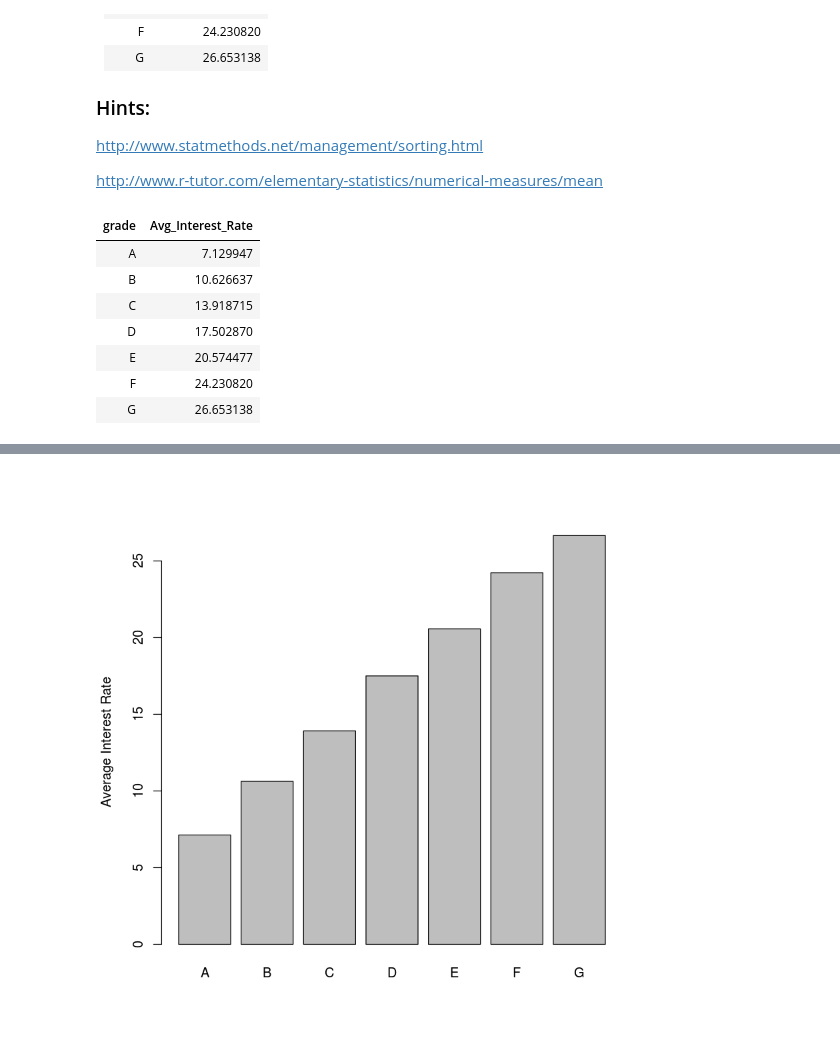
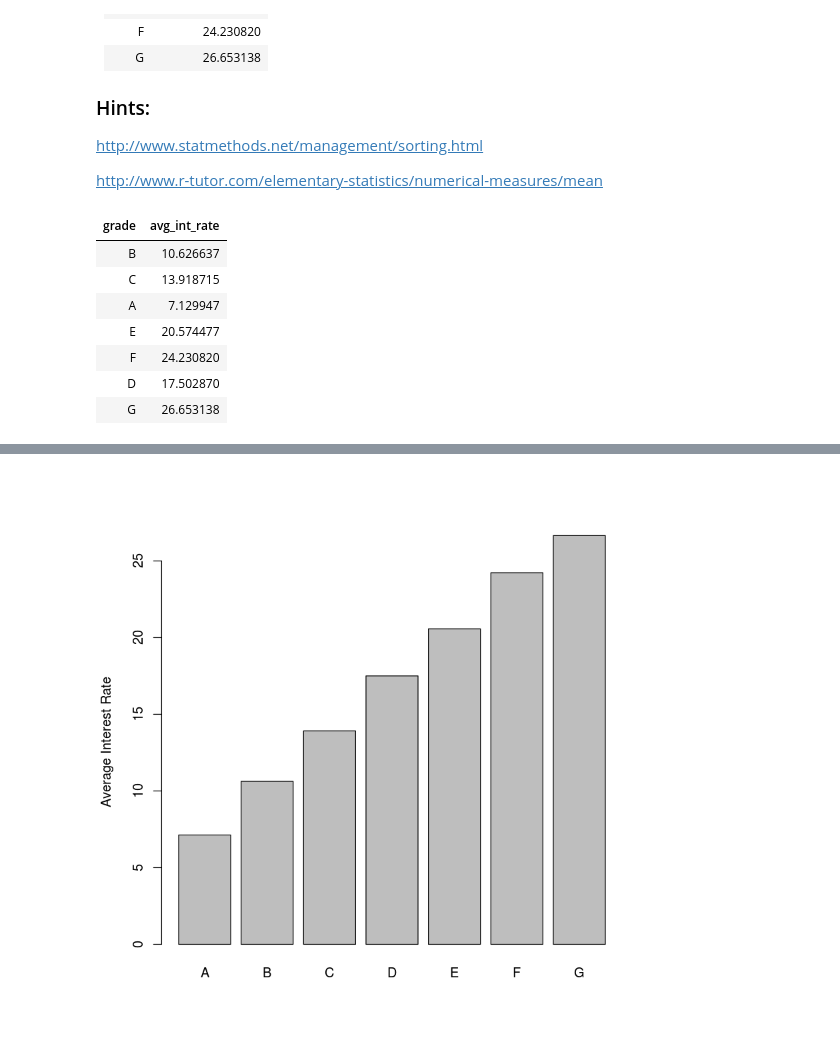
Before and after one commit to nateGeorge/lending_club_EDA, a Jupyter notebook: Lending_Club_EDA_in_R_ANOVA+more.ipynb, the cells around one changed output, grey strips where cells are left out. Saved outputs shown, nothing was run; the diff lists cells and outputs as text; code cells hidden in the pictures.

```diff
--- a/Lending_Club_EDA_in_R_ANOVA+more.ipynb
+++ b/Lending_Club_EDA_in_R_ANOVA+more.ipynb
@@ -20,12 +23,8 @@ getwd()
 
 # this should be the path to the data.  Adapt for your system
 win_filepath <- 'C:/Users/ngeorge/Documents/GitHub/preprocess_lending_club_data/full_data/'
-# same path from virtualbox shared folder
-linux_filepath <- '/media/sf_C_DRIVE/Users/ngeorge/Documents/GitHub/preprocess_lending_club_data/full_data/'
-accepted_def <- read.csv(gzfile(paste(linux_filepath, 'accepted_2007_to_2016.csv.gz', sep='')), na.strings='')
+accepted_def <- read.csv(gzfile(paste(win_filepath, 'accepted_2007_to_2016.csv.gz', sep='')), na.strings='')
 acc_dt <- as.data.table(accepted_def)
-rejected_def <- read.csv(gzfile(paste(linux_filepath, 'rejected_2007_to_2016.csv.gz', sep='')), na.strings='')
-rej_dt <- as.data.table(accepted_def)
 # %%
 # that's a lot of observations
 dim(acc_dt)
@@ -131,13 +136,14 @@ http://www.r-tutor.com/elementary-statistics/numerical-measures/mean
 # %%
 # TODO:  print out average interest rates for each grade
+acc_dt[, .(avg_int_rate=mean(int_rate)), by=grade]
 # %% [output]
-| grade | Avg_Interest_Rate |
-| A | 7.129947 |
+| grade | avg_int_rate |
 | B | 10.626637 |
 | C | 13.918715 |
-| D | 17.502870 |
+| A | 7.129947 |
 | E | 20.574477 |
 | F | 24.230820 |
+| D | 17.502870 |
 | G | 26.653138 |
 # %% [markdown]
 ## Now make a bar plot with that data; it should look like this:
```
Also changed, not shown: parts of 4 cells of this notebook, 1 other file.
